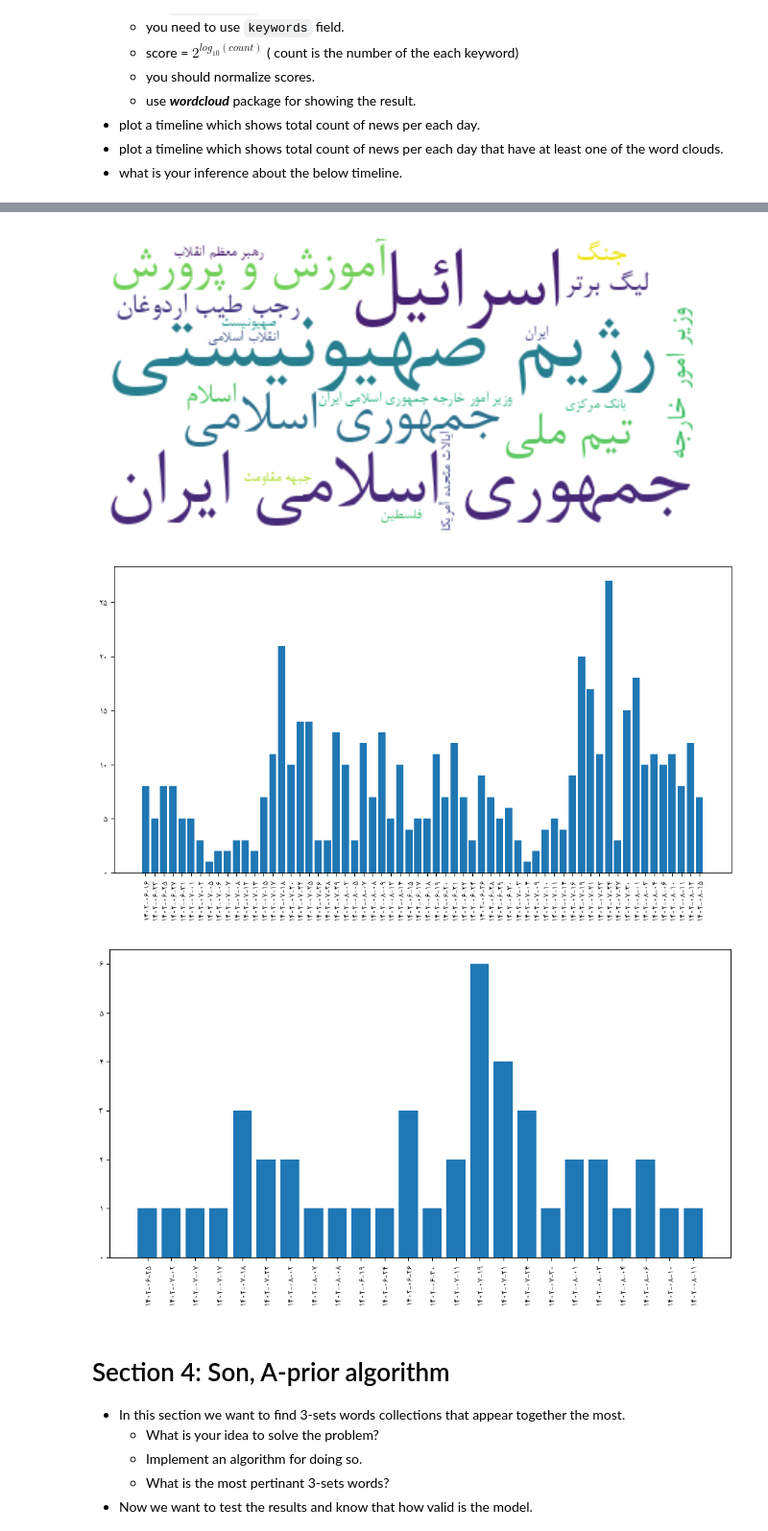
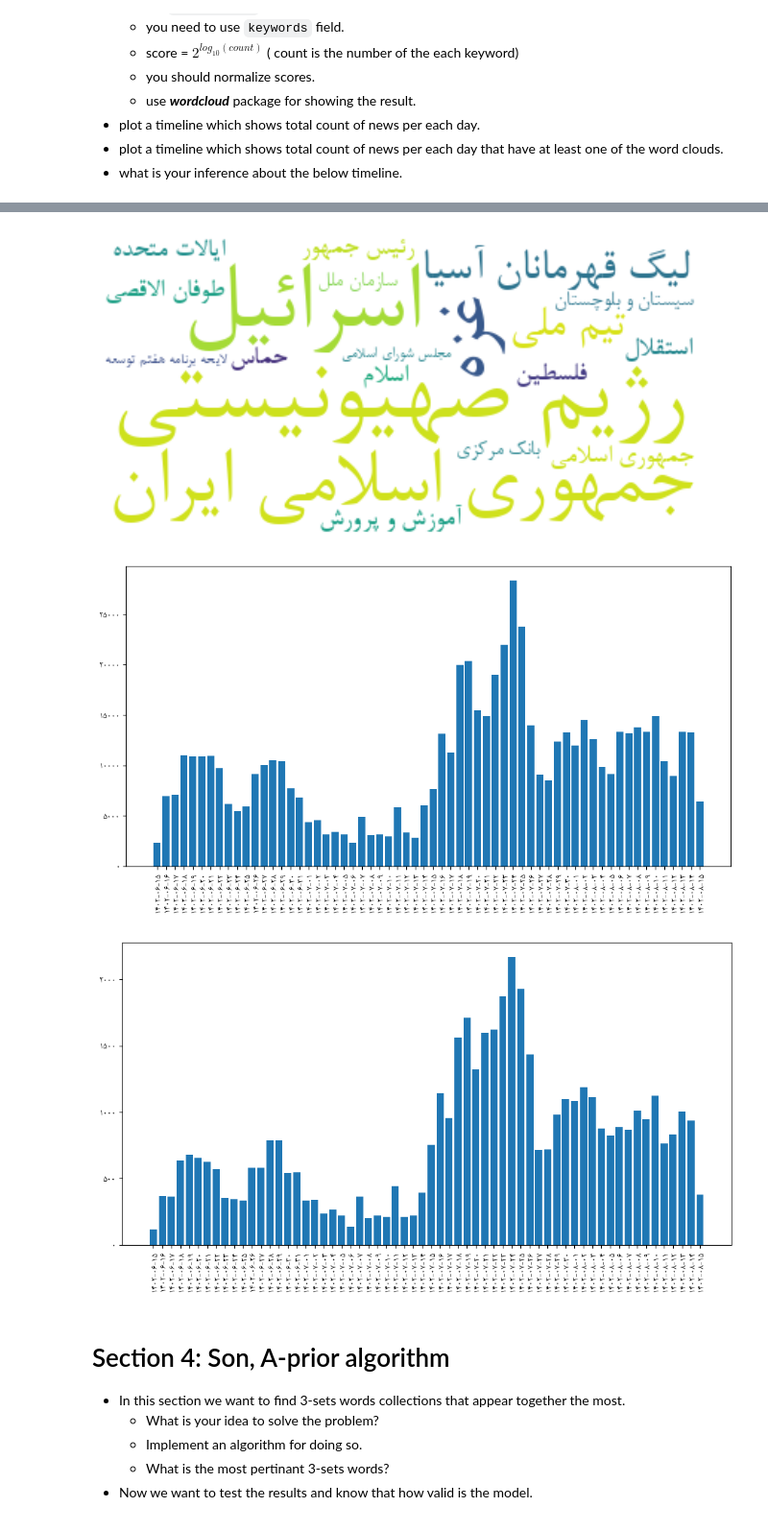
Before and after one commit to AmirAshkanChavoshi/massive-data-analytics-hw1, a Jupyter notebook: MDA2023-HW1and2.ipynb, the cells around one changed output, grey strips where cells are left out. Shown: that part at 96% size. Cells and saved outputs as stored; diff of their text form; code cells hidden in the pictures.

Commit message:
run the whole code for the first time regarding part4 with fewer data

```diff
--- a/MDA2023-HW1and2.ipynb
+++ b/MDA2023-HW1and2.ipynb
@@ -41,7 +40,7 @@ from pyspark import SparkContext
 spark = SparkSession \
     .builder \
     .appName("HW1") \
-    .master("local[*]") \
+    .master("local[6]") \
     .getOrCreate()
 
 sc:SparkContext=spark.sparkContext
@@ -54,13 +53,21 @@ To adjust logging level use sc.setLogLevel(newLevel). For SparkR, use setLogLeve
 # %% [markdown]
 # Reading the data
 # %%
-news_rdd = sc.textFile("sample.txt")
+news_rdd = sc.textFile("news_data.jsonl")
 # %% [markdown]
 # Section 2: Preprocessing
 This section we try to normalize news and remove useless characters (for example /n and /u200c and ...). Also find and remove stop words.
 # %%
 import json
-json_rdd = news_rdd.map(lambda x: json.loads(x))
+
+def filter_based_on_date(x):
+    if x['date_published'] < 1696031999:
+        return True
+    else:
+        return False
+
+json_rdd = news_rdd.map(lambda x: json.loads(x)) \
+.filter(filter_based_on_date)
 # %%
 import re
 def remove_useless_characters(x):
@@ -76,7 +83,7 @@ Step 2: Find and Remove stop words.
 clean_news_rdd = json_rdd.map(lambda x: remove_useless_characters(x)) #TODO: remove useless charachters
 # %%
 def remove_stop_words(x):
-    stop_words = ["و", "کرد", "شده", "گفت", "در", "به", "از", "که", "این", "را", "با", "های", "برای", "تا", "ها", "است", "یا", "اما", "هم", "نه", "یک",
+    stop_words = ["اعلام", "انحام", "قرار", "مورد", "باید", "دارد", "میشود", "کرده", "خواهد", "داد", "دو", "و", "کرد", "شده", "گفت", "در", "به", "از", "که", "این", "را", "با", "های", "برای", "تا", "ها", "است", "یا", "اما", "هم", "نه", "یک",
     "خود", "یکی", "بود", "شد", "می", "شود", "کرد", "او", "ما", "شما", "آن", "آنها", "ایشان", "با", "در", "بر", "برای",
     "به", "روی", "زیر", "بالا", "جلوی", "پشت", "پنجره", "دنبال", "جلو", "پیش", "پس", "نزدیک", "دور", "برخی", "چند",
     "چنین", "چه", "چون", "چگونه", "کجا", "کدام", "که", "کدامین", "کدامیک", "کدامیکی", "کجا", "کی", "چرا", "چطور", "چندین",
@@ -210,24 +217,29 @@ plt.imshow(wordcloud, interpolation='bilinear')
 plt.axis('off')
 plt.show()
 # %% [output]
-[figure, old version]
+[figure, new version]
 # %%
 from datetime import datetime
 import matplotlib.pyplot as plt
 from khayyam import JalaliDatetime
-persian_datetime = JalaliDatetime.fromtimestamp(float(1699171008))
-persian_datetime.strftime('%Y-%m-%d')
+
+def filter_documents(x):
+    if "date_published" in x:
+        return True
+    else:
+        return False
+
 def timestamp_to_persian_date(timestamp):
-    # return datetime.utcfromtimestamp(float(timestamp)).strftime('%Y-%m-%d')
     persian_datetime = JalaliDatetime.fromtimestamp(float(timestamp))
     return persian_datetime.strftime('%Y-%m-%d')
 
-news_published_dates_rdd = processed_news_rdd.map(lambda x: x['date_published']) \
+news_published_dates_rdd = processed_news_rdd.filter(filter_documents) \
+.map(lambda x: x['date_published']) \
+.map(lambda x: timestamp_to_persian_date(x)) \
 .map(lambda x: (x, 1)) \
-.sortByKey() \
-.map(lambda x: timestamp_to_persian_date(x[0])) \
-.map(lambda x: (x, 1)) \
-.reduceByKey(lambda x, y: x+y)
+.reduceByKey(lambda x, y: x+y) \
+.sortByKey(lambda x: x[0])
+
 published_news_count = news_published_dates_rdd.map(lambda tup: tup[1]).collect()
 dates = news_published_dates_rdd.map(lambda tup: tup[0]).collect()
 plt.figure(figsize=(12, 6))
@@ -235,35 +247,35 @@ plt.bar(dates, published_news_count, width=0.8)
 plt.xticks(rotation=90)
 plt.show()
 # %% [output]
-[figure, old version]
+[figure, new version]
 # %%
 list_of_words_in_wordcloud = [word[1] for word in normalized_keywords_rdd.take(100)]
 def check_keyword_in_wordcloud(x):
     if "keywords" in x:
         keywords = x['keywords']
         for keyword in keywords:
             if keyword in list_of_words_in_wordcloud:
                 return True
             else:
                 return False
     else:
         return False
 
 processed_news_contain_wordcloud_rdd = processed_news_rdd.filter(check_keyword_in_wordcloud) \
 .map(lambda x: x['date_published']) \
 .map(lambda x: (x, 1)) \
-.sortByKey() \
 .map(lambda x: timestamp_to_persian_date(x[0])) \
 .map(lambda x: (x, 1)) \
-.reduceByKey(lambda x, y: x+y)
+.reduceByKey(lambda x, y: x+y) \
+.sortByKey()
 published_wordcloud_news_count = processed_news_contain_wordcloud_rdd.map(lambda tup: tup[1]).collect()
 dates = processed_news_contain_wordcloud_rdd.map(lambda tup: tup[0]).collect()
 plt.figure(figsize=(12, 6))
 plt.bar(dates, published_wordcloud_news_count, width=0.8)
 plt.xticks(rotation=90)
 plt.show()
 # %% [output]
-[figure, old version]
+[figure, new version]
 # %% [markdown]
 # Section 4: Son, A-prior algorithm
 - In this section we want to find 3-sets words collections that appear together the most.
```
Also changed, not shown: parts of 10 cells of this notebook.
